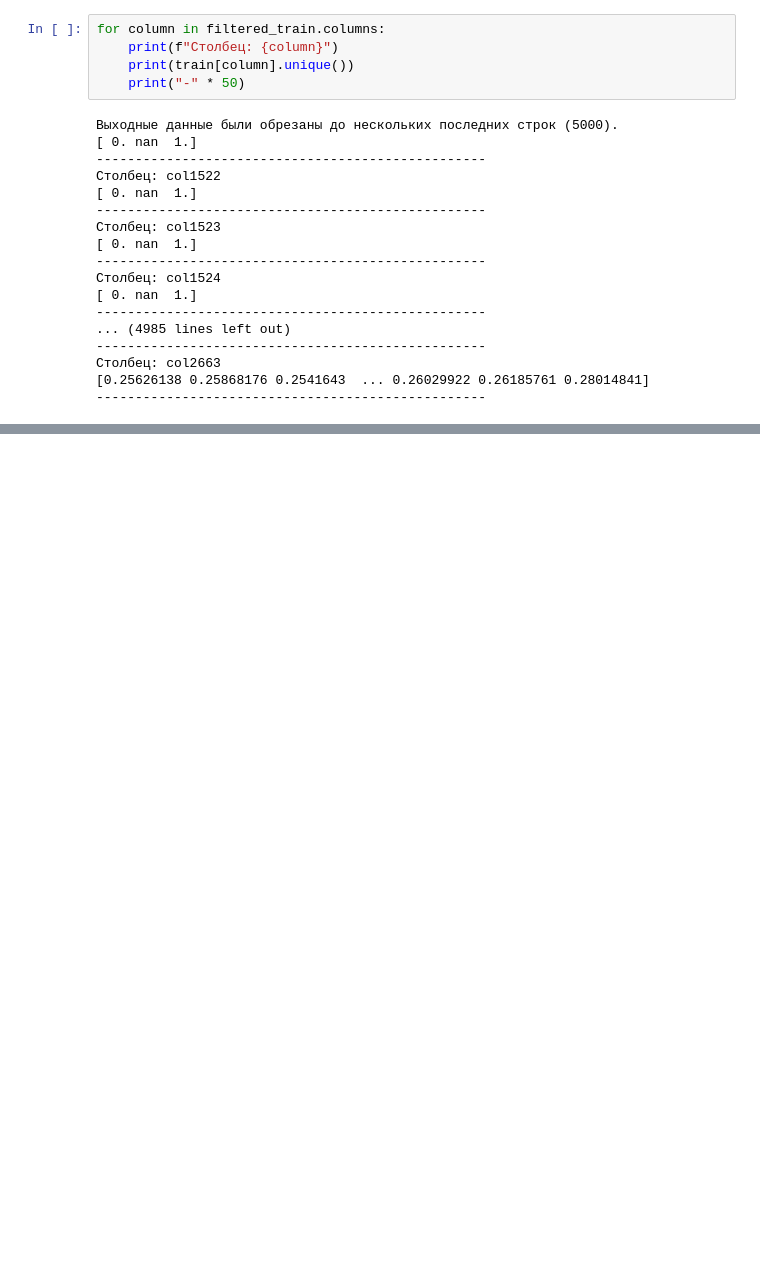
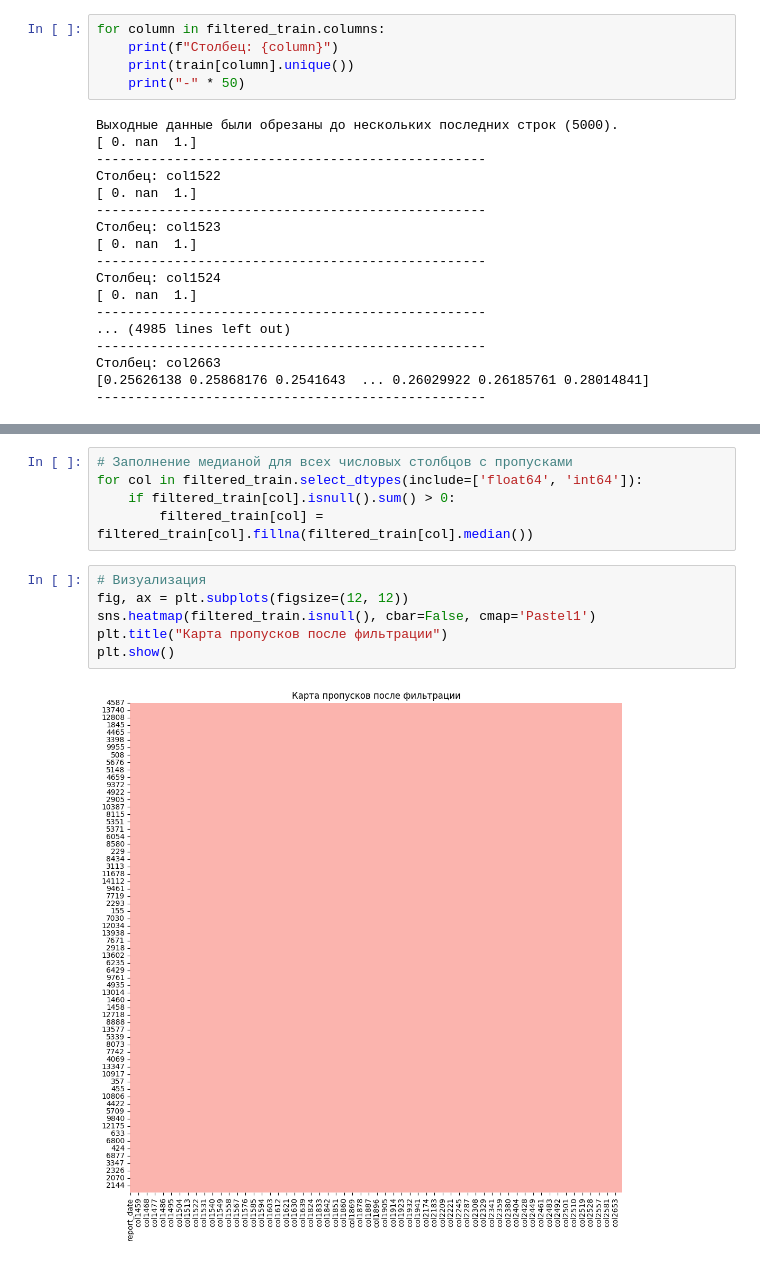
Before and after one commit to Tema13379/2intensiv2, a Jupyter notebook: data.ipynb, the cells around one changed output, grey strips where cells are left out. Saved outputs shown, nothing was run; the diff lists cells and outputs as text; blank space fills up the shorter version.

```diff
--- a/data.ipynb
+++ b/data.ipynb
@@ -291 +229,14 @@ col2662: 37.99%
+# %%
+# Заполнение медианой для всех числовых столбцов с пропусками
+for col in filtered_train.select_dtypes(include=['float64', 'int64']):
+    if filtered_train[col].isnull().sum() > 0:
+        filtered_train[col] = filtered_train[col].fillna(filtered_train[col].median())
+# %%
+# Визуализация
+fig, ax = plt.subplots(figsize=(12, 12))
+sns.heatmap(filtered_train.isnull(), cbar=False, cmap='Pastel1')
+plt.title("Карта пропусков после фильтрации")
+plt.show()
+# %% [output]
+[figure, added]
 # %%
```
Also changed, not shown: parts of 28 cells of this notebook.
